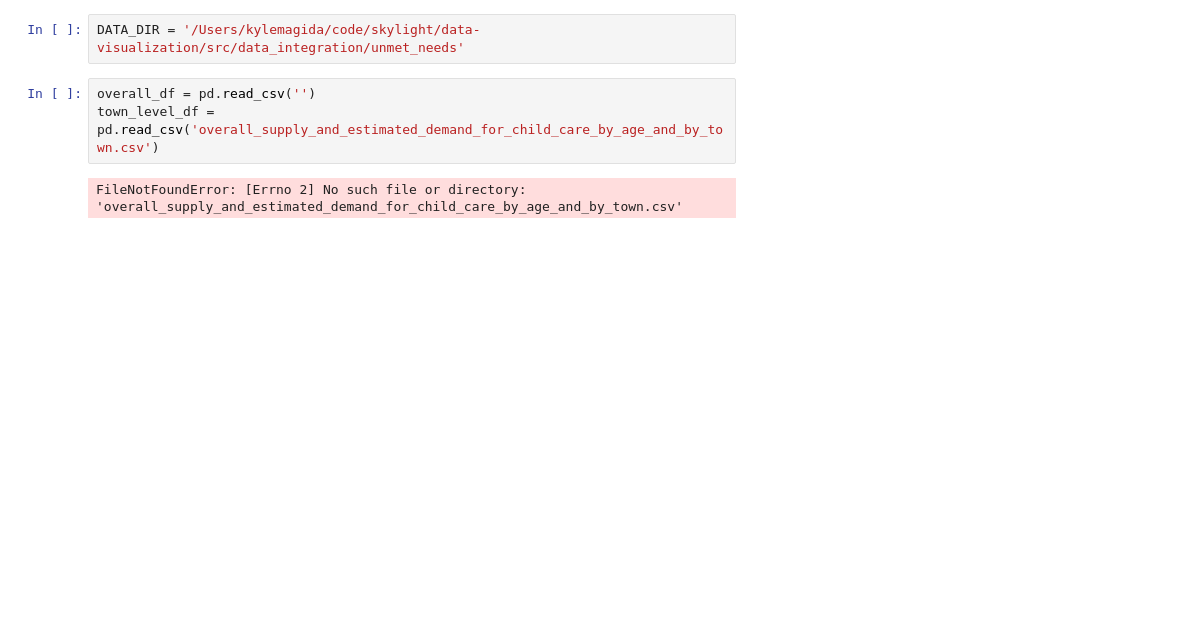
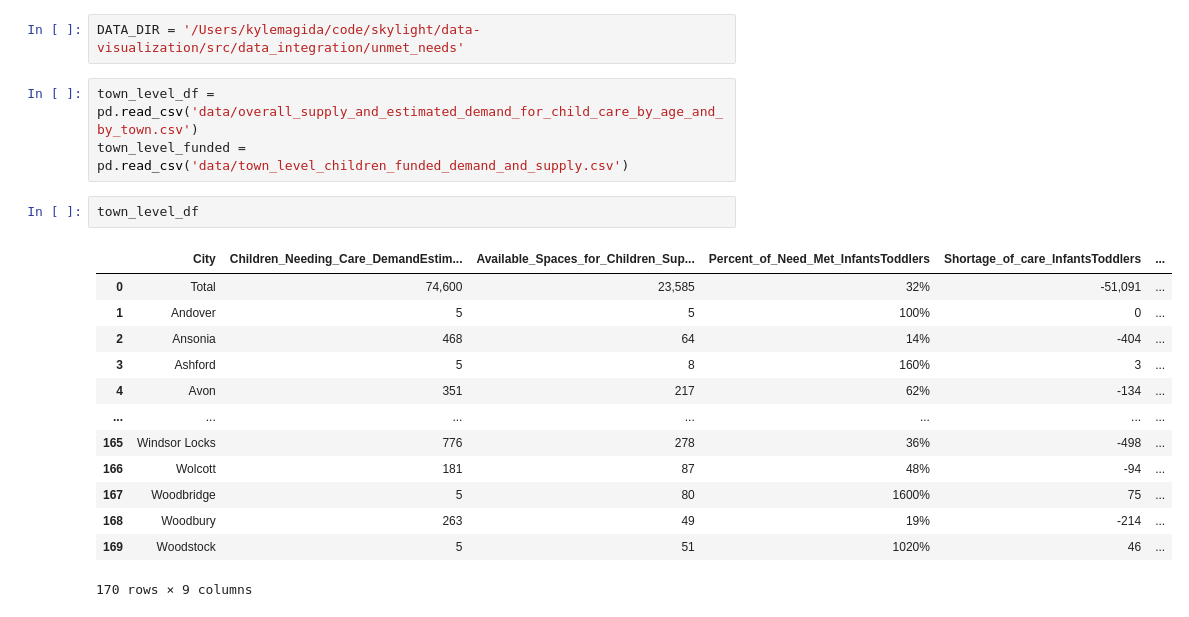
Before and after one commit to ctoec/data-visualization, a Jupyter notebook: src/data_integration/unmet_needs/view_shapefiles.ipynb, the cells around one changed output. Drawn from its saved outputs; the diff is of its cells as text; blank space fills up the shorter version.

```diff
--- a/src/data_integration/unmet_needs/view_shapefiles.ipynb
+++ b/src/data_integration/unmet_needs/view_shapefiles.ipynb
@@ -4,7 +46,21 @@ import pandas as pd
 # %%
 DATA_DIR = '/Users/kylemagida/code/skylight/data-visualization/src/data_integration/unmet_needs'
 # %%
-overall_df = pd.read_csv('')
-town_level_df = pd.read_csv('overall_supply_and_estimated_demand_for_child_care_by_age_and_by_town.csv')
+town_level_df = pd.read_csv('data/overall_supply_and_estimated_demand_for_child_care_by_age_and_by_town.csv')
+town_level_funded = pd.read_csv('data/town_level_children_funded_demand_and_supply.csv')
-# %% [output]
-FileNotFoundError: [Errno 2] No such file or directory: 'overall_supply_and_estimated_demand_for_child_care_by_age_and_by_town.csv'
+# %%
+town_level_df
+# %% [output]
+|  | City | Children_Needing_Care_DemandEstim... | Available_Spaces_for_Children_Sup... | Percent_of_Need_Met_InfantsToddlers | Shortage_of_care_InfantsToddlers | ... |
+| 0 | Total | 74,600 | 23,585 | 32% | -51,091 | ... |
+| 1 | Andover | 5 | 5 | 100% | 0 | ... |
+| 2 | Ansonia | 468 | 64 | 14% | -404 | ... |
+| 3 | Ashford | 5 | 8 | 160% | 3 | ... |
+| 4 | Avon | 351 | 217 | 62% | -134 | ... |
+| ... | ... | ... | ... | ... | ... | ... |
+| 165 | Windsor Locks | 776 | 278 | 36% | -498 | ... |
+| 166 | Wolcott | 181 | 87 | 48% | -94 | ... |
+| 167 | Woodbridge | 5 | 80 | 1600% | 75 | ... |
+| 168 | Woodbury | 263 | 49 | 19% | -214 | ... |
+| 169 | Woodstock | 5 | 51 | 1020% | 46 | ... |
+170 rows × 9 columns
```
Also changed, not shown: parts of 9 cells of this notebook, 1 other file.
